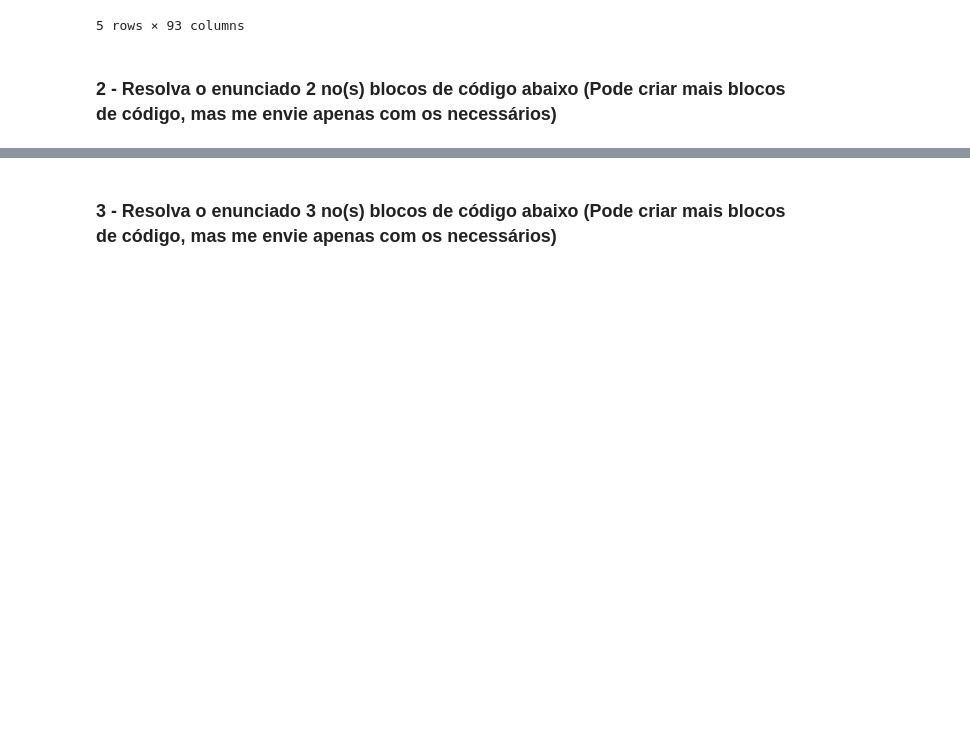
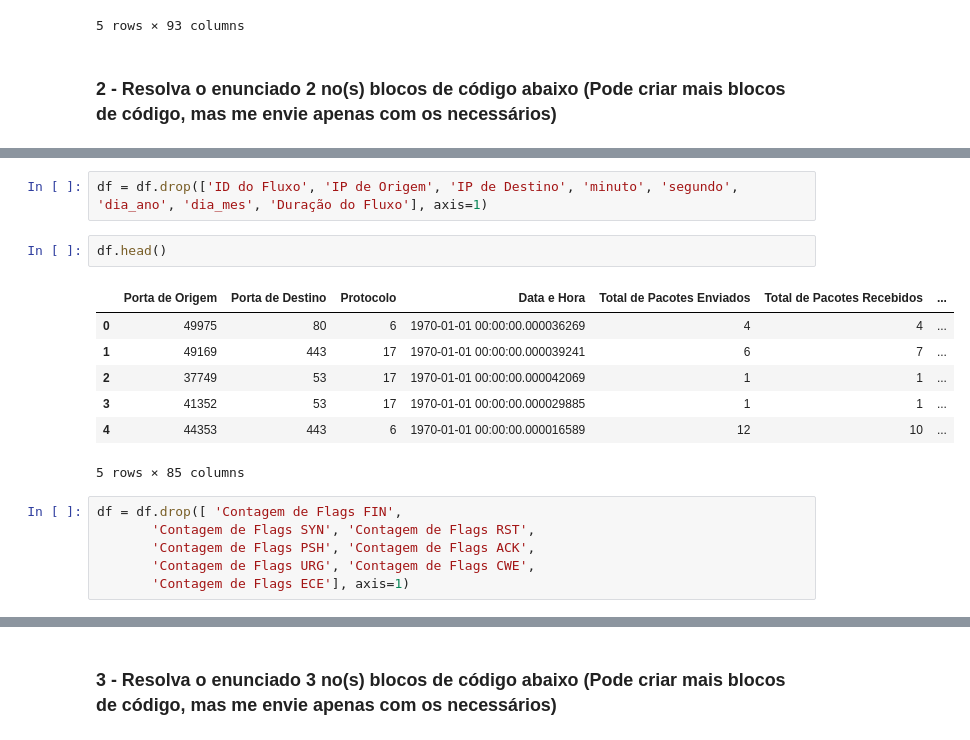
Before and after one commit to leaop/Graduation, a Jupyter notebook: 4 semestre/aprendizado de maquina/Trabalho Final.ipynb, the cells around one changed output, grey strips where cells are left out. Drawn from its saved outputs; the diff is of its cells as text; blank space fills up the shorter version.

```diff
--- a/4 semestre/aprendizado de maquina/Trabalho Final.ipynb
+++ b/4 semestre/aprendizado de maquina/Trabalho Final.ipynb
@@ -271,0 +287,18 @@ df.head()
+# %%
+df = df.drop(['ID do Fluxo', 'IP de Origem', 'IP de Destino', 'minuto', 'segundo', 'dia_ano', 'dia_mes', 'Duração do Fluxo'], axis=1)
+# %%
+df.head()
+# %% [output]
+|  | Porta de Origem | Porta de Destino | Protocolo | Data e Hora | Total de Pacotes Enviados | Total de Pacotes Recebidos | ... |
+| 0 | 49975 | 80 | 6 | 1970-01-01 00:00:00.000036269 | 4 | 4 | ... |
+| 1 | 49169 | 443 | 17 | 1970-01-01 00:00:00.000039241 | 6 | 7 | ... |
+| 2 | 37749 | 53 | 17 | 1970-01-01 00:00:00.000042069 | 1 | 1 | ... |
+| 3 | 41352 | 53 | 17 | 1970-01-01 00:00:00.000029885 | 1 | 1 | ... |
+| 4 | 44353 | 443 | 6 | 1970-01-01 00:00:00.000016589 | 12 | 10 | ... |
+5 rows × 85 columns
+# %%
+df = df.drop([ 'Contagem de Flags FIN',
+       'Contagem de Flags SYN', 'Contagem de Flags RST',
+       'Contagem de Flags PSH', 'Contagem de Flags ACK',
+       'Contagem de Flags URG', 'Contagem de Flags CWE',
+       'Contagem de Flags ECE'], axis=1)
```
Also changed, not shown: parts of 5 cells of this notebook.
